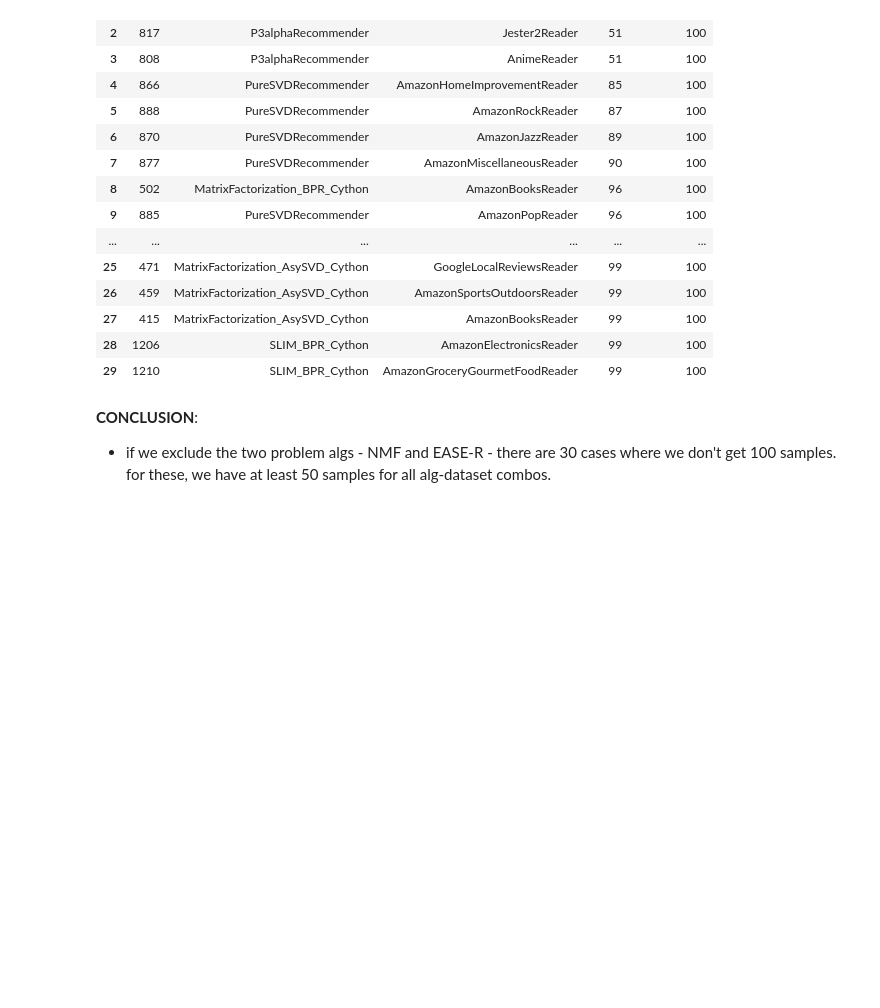
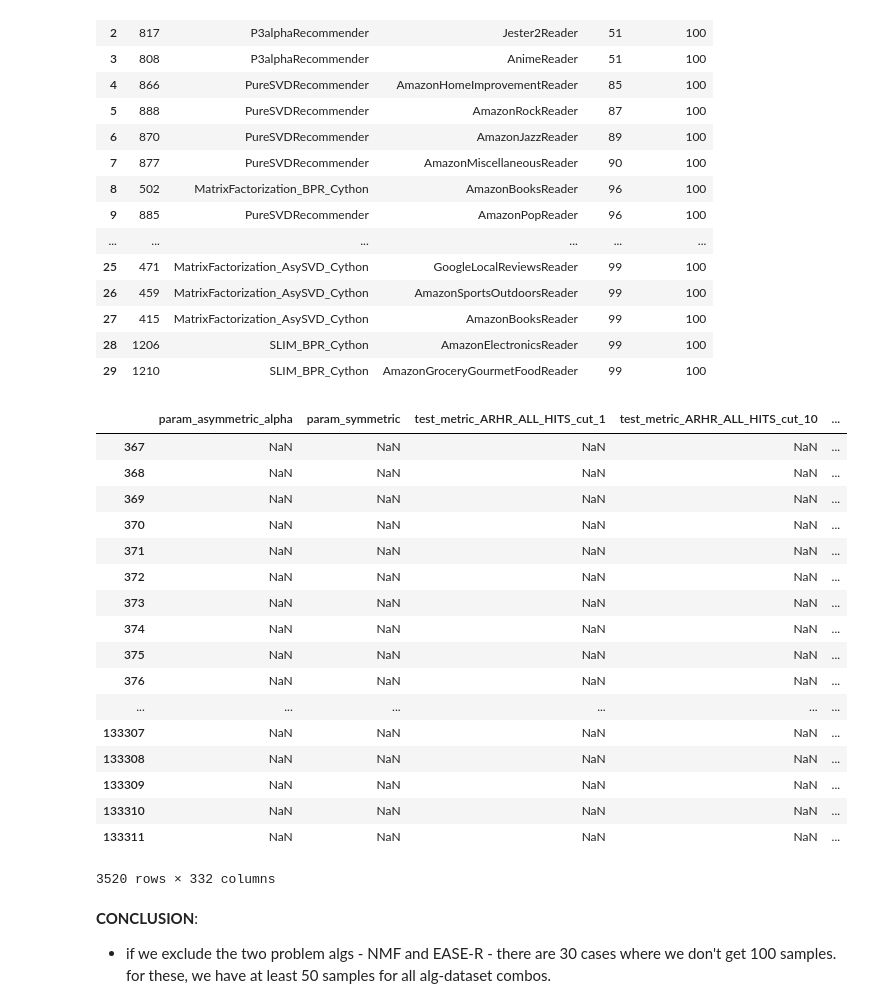
Before and after one commit to naszilla/reczilla, a Jupyter notebook: notebooks/failed_experiment_analysis.ipynb, the cells around one changed output. Saved outputs shown, nothing was run; the diff lists cells and outputs as text; code cells hidden in the pictures; blank space fills up the shorter version.

```diff
--- a/notebooks/failed_experiment_analysis.ipynb
+++ b/notebooks/failed_experiment_analysis.ipynb
@@ -472,6 +540,32 @@ num_samples.loc[(num_samples["count"] < num_samples["max_samples"]) & ~num_sampl
 | 27 | 415 | MatrixFactorization_AsySVD_Cython | AmazonBooksReader | 99 | 100 |
 | 28 | 1206 | SLIM_BPR_Cython | AmazonElectronicsReader | 99 | 100 |
 | 29 | 1210 | SLIM_BPR_Cython | AmazonGroceryGourmetFoodReader | 99 | 100 |
+# %%
+# now look at SLIM_BPR_Cython specifically -- and look at a particular metric. to spot-check
+
+METRIC = "test_metric_PRECISION_cut_10"
+
+metric_list = [c for c in df_expt_clean.columns if "metric" in c]
+df_expt_clean[(df_expt_clean["alg_name"] == "SLIM_BPR_Cython") & (df_expt_clean[METRIC].isna())][metric_list]
+# %% [output]
+|  | param_asymmetric_alpha | param_symmetric | test_metric_ARHR_ALL_HITS_cut_1 | test_metric_ARHR_ALL_HITS_cut_10 | ... |
+| 367 | NaN | NaN | NaN | NaN | ... |
+| 368 | NaN | NaN | NaN | NaN | ... |
+| 369 | NaN | NaN | NaN | NaN | ... |
+| 370 | NaN | NaN | NaN | NaN | ... |
+| 371 | NaN | NaN | NaN | NaN | ... |
+| 372 | NaN | NaN | NaN | NaN | ... |
+| 373 | NaN | NaN | NaN | NaN | ... |
+| 374 | NaN | NaN | NaN | NaN | ... |
+| 375 | NaN | NaN | NaN | NaN | ... |
+| 376 | NaN | NaN | NaN | NaN | ... |
+| ... | ... | ... | ... | ... | ... |
+| 133307 | NaN | NaN | NaN | NaN | ... |
+| 133308 | NaN | NaN | NaN | NaN | ... |
+| 133309 | NaN | NaN | NaN | NaN | ... |
+| 133310 | NaN | NaN | NaN | NaN | ... |
+| 133311 | NaN | NaN | NaN | NaN | ... |
+3520 rows × 332 columns
 # %% [markdown]
 **CONCLUSION**:
 - if we exclude the two problem algs - NMF and EASE-R - there are 30 cases where we don't get 100 samples. for these, we have at least 50 samples for all alg-dataset combos.
```
Also changed, not shown: parts of 4 cells of this notebook.
